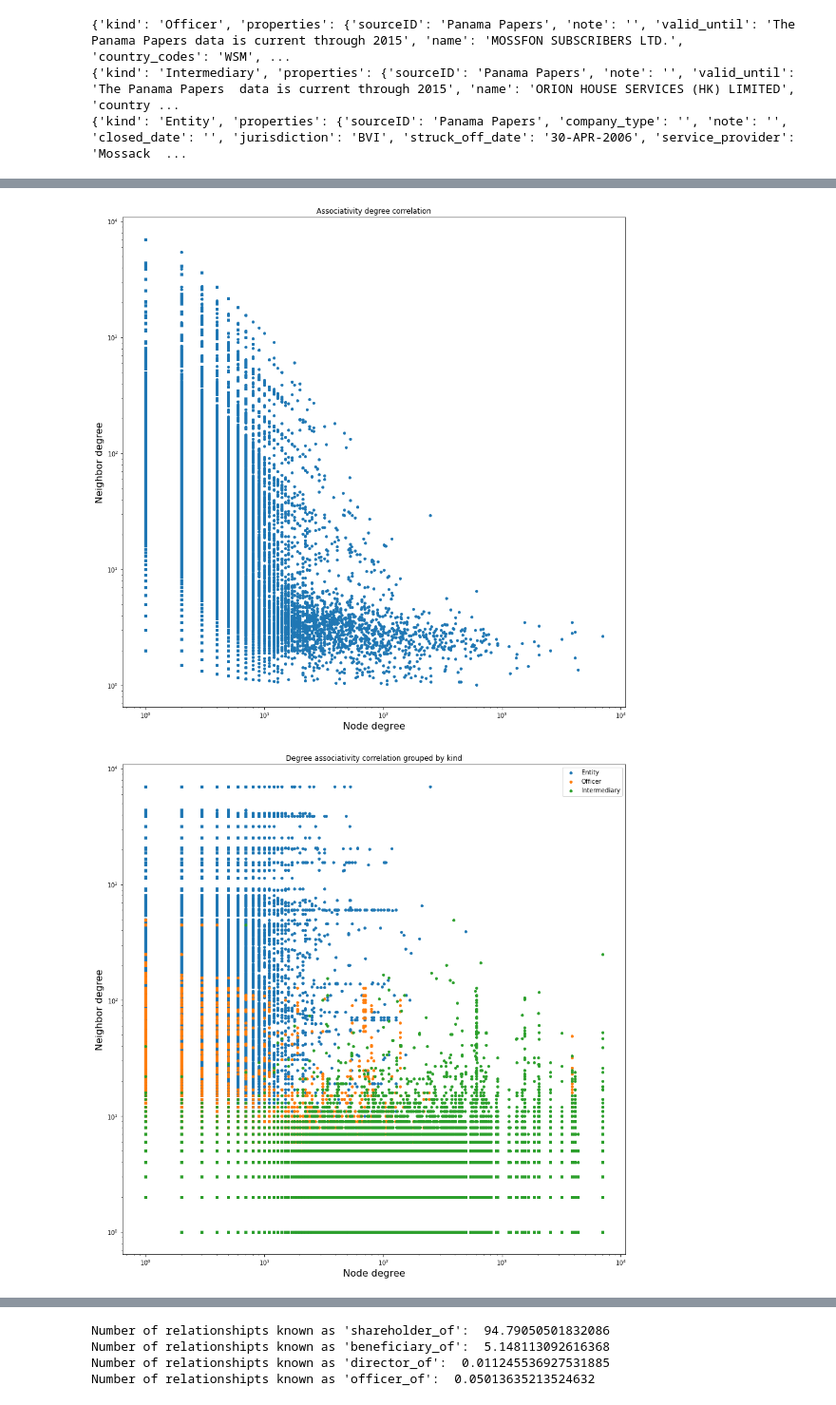
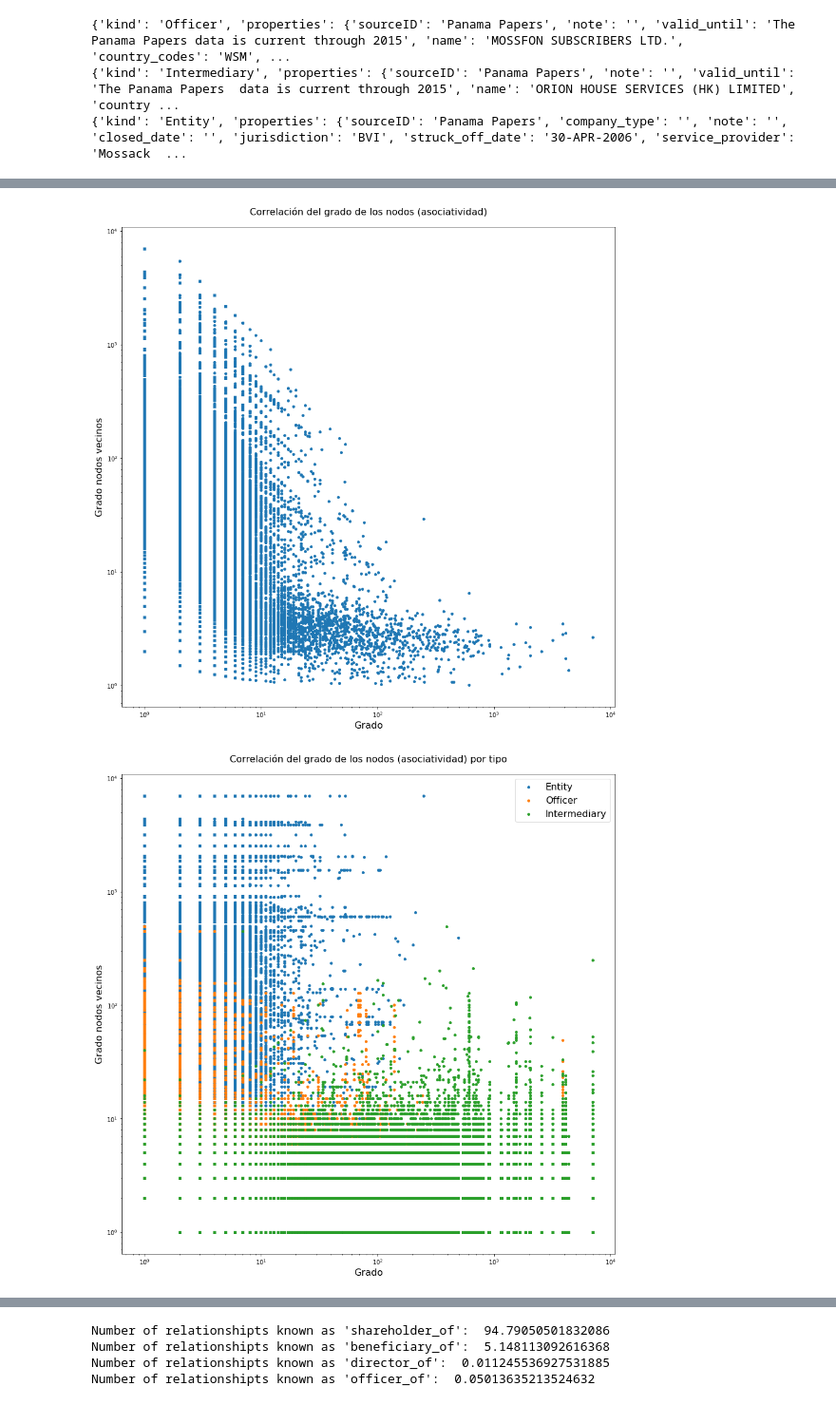
Before and after one commit to edgrz/panama-papers, a Jupyter notebook: graph_study.ipynb, the cells around one changed output, grey strips where cells are left out. Shown at 95% size. Saved outputs shown, nothing was run; the diff lists cells and outputs as text; code cells hidden in the pictures.

```diff
--- a/graph_study.ipynb
+++ b/graph_study.ipynb
@@ -503,34 +519,34 @@ for node_id,metadata in G.nodes(data=True):
 fig, axs = plt.subplots(1,1,figsize=(15,15))
 x,y = (np.array(scatter_associativity_mean)).T
 plt.scatter(x,y,s=15)
-plt.title('Associativity degree correlation')
-plt.xlabel('Node degree', fontsize=16)
-plt.ylabel('Neighbor degree', fontsize=16)
+plt.title('Correlación del grado de los nodos (asociatividad)', fontsize=16,pad=20)
+plt.xlabel('Grado', fontsize=16)
+plt.ylabel('Grado nodos vecinos', fontsize=16)
 plt.yscale('log')
 plt.xscale('log')
 plt.show()
 # %% [output]
-[figure, old version]
+[figure, new version]
 # %%
 ## Node associativity per node kind
 x_entity,y_entity = (np.array(scatter_associativity_entity)).T
 x_officer,y_officer = (np.array(scatter_associativity_officer)).T
 x_intermediary,y_intermediary = (np.array(scatter_associativity_intermediary)).T
 
 fig, axs = plt.subplots(1,1,figsize=(15,15))
 
 plt.scatter(x_entity,y_entity,s=15,label="Entity")
 plt.scatter(x_officer,y_officer,s=15,label="Officer")
 plt.scatter(x_intermediary,y_intermediary,s=15,label="Intermediary")
-plt.xlabel('Node degree', fontsize=16)
-plt.ylabel('Neighbor degree', fontsize=16)
-plt.title('Degree associativity correlation grouped by kind')
+plt.xlabel('Grado', fontsize=16)
+plt.ylabel('Grado nodos vecinos', fontsize=16)
+plt.title('Correlación del grado de los nodos (asociatividad) por tipo',fontsize=16,pad=20)
 plt.yscale('log')
 plt.xscale('log')
-plt.legend()
+plt.legend(fontsize=16)
 plt.show()
 # %% [output]
-[figure, old version]
+[figure, new version]
 # %%
 ## Node associativity per node kind (neighbor mean)
 x_entity,y_entity = (np.array(scatter_associativity_entity_mean)).T
```
Also changed, not shown: parts of 30 cells of this notebook, 2 other files.
